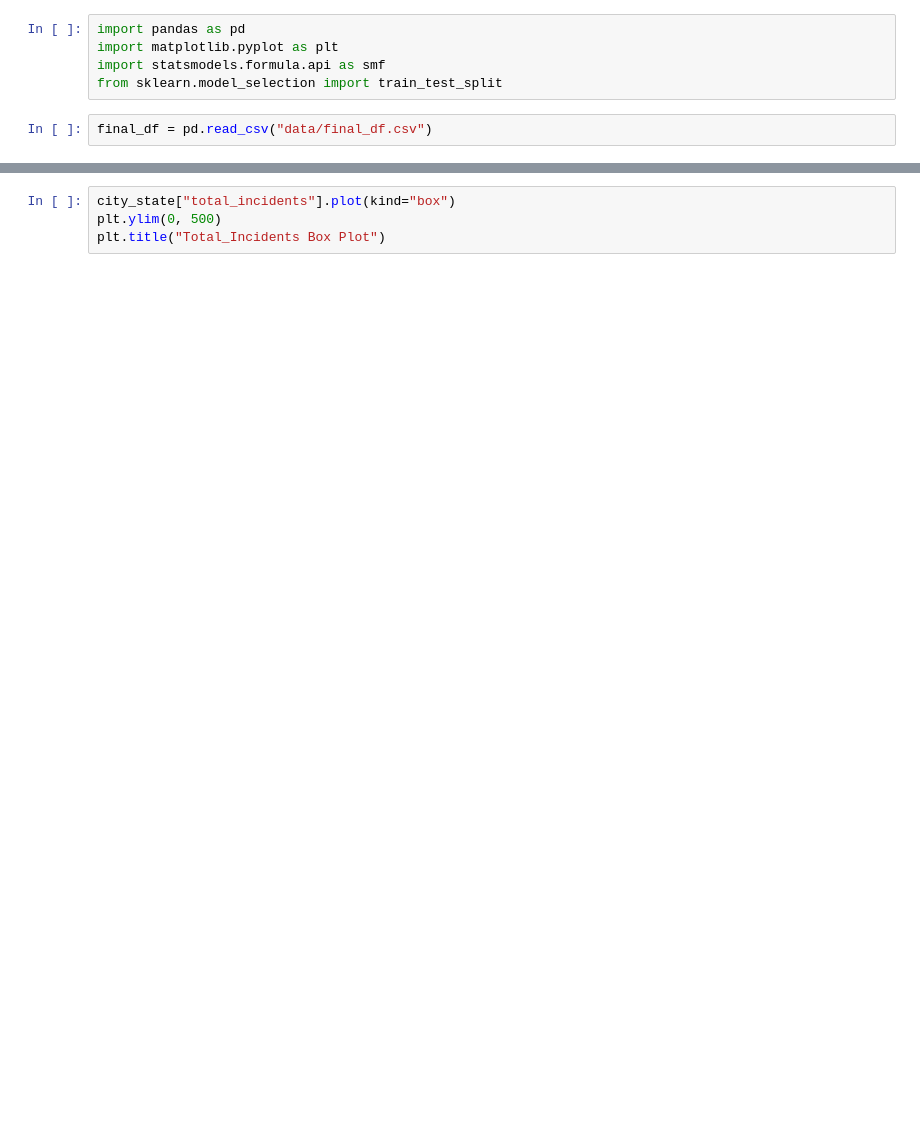
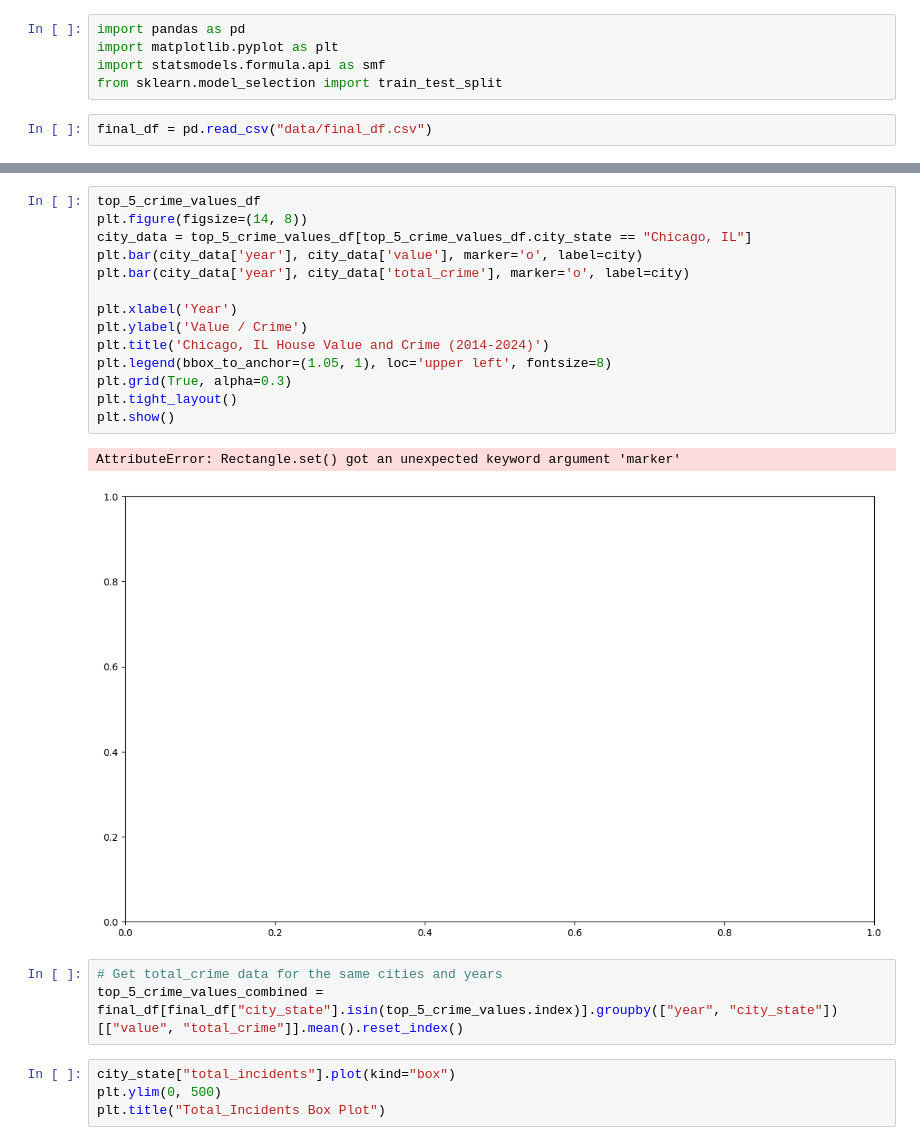
Before and after one commit to ZacharyKim/IS477-project, a Jupyter notebook: data_analysis.ipynb, the cells around one changed output, grey strips where cells are left out. Drawn from its saved outputs; the diff is of its cells as text; blank space fills up the shorter version.

```diff
--- a/data_analysis.ipynb
+++ b/data_analysis.ipynb
@@ -71,3 +52,23 @@ plt.show()
+# %%
+top_5_crime_values_df
+plt.figure(figsize=(14, 8))
+city_data = top_5_crime_values_df[top_5_crime_values_df.city_state == "Chicago, IL"]
+plt.bar(city_data['year'], city_data['value'], marker='o', label=city)
+plt.bar(city_data['year'], city_data['total_crime'], marker='o', label=city)
+
+plt.xlabel('Year')
+plt.ylabel('Value / Crime')
+plt.title('Chicago, IL House Value and Crime (2014-2024)')
+plt.legend(bbox_to_anchor=(1.05, 1), loc='upper left', fontsize=8)
+plt.grid(True, alpha=0.3)
+plt.tight_layout()
+plt.show()
+# %% [output]
+AttributeError: Rectangle.set() got an unexpected keyword argument 'marker'
+[figure, added]
+# %%
+# Get total_crime data for the same cities and years
+top_5_crime_values_combined = final_df[final_df["city_state"].isin(top_5_crime_values.index)].groupby(["year", "city_state"])[["value", "total_crime"]].mean().reset_index()
 # %%
 city_state["total_incidents"].plot(kind="box")
 plt.ylim(0, 500)
```
Also changed, not shown: parts of 5 cells of this notebook, 1 other file.
